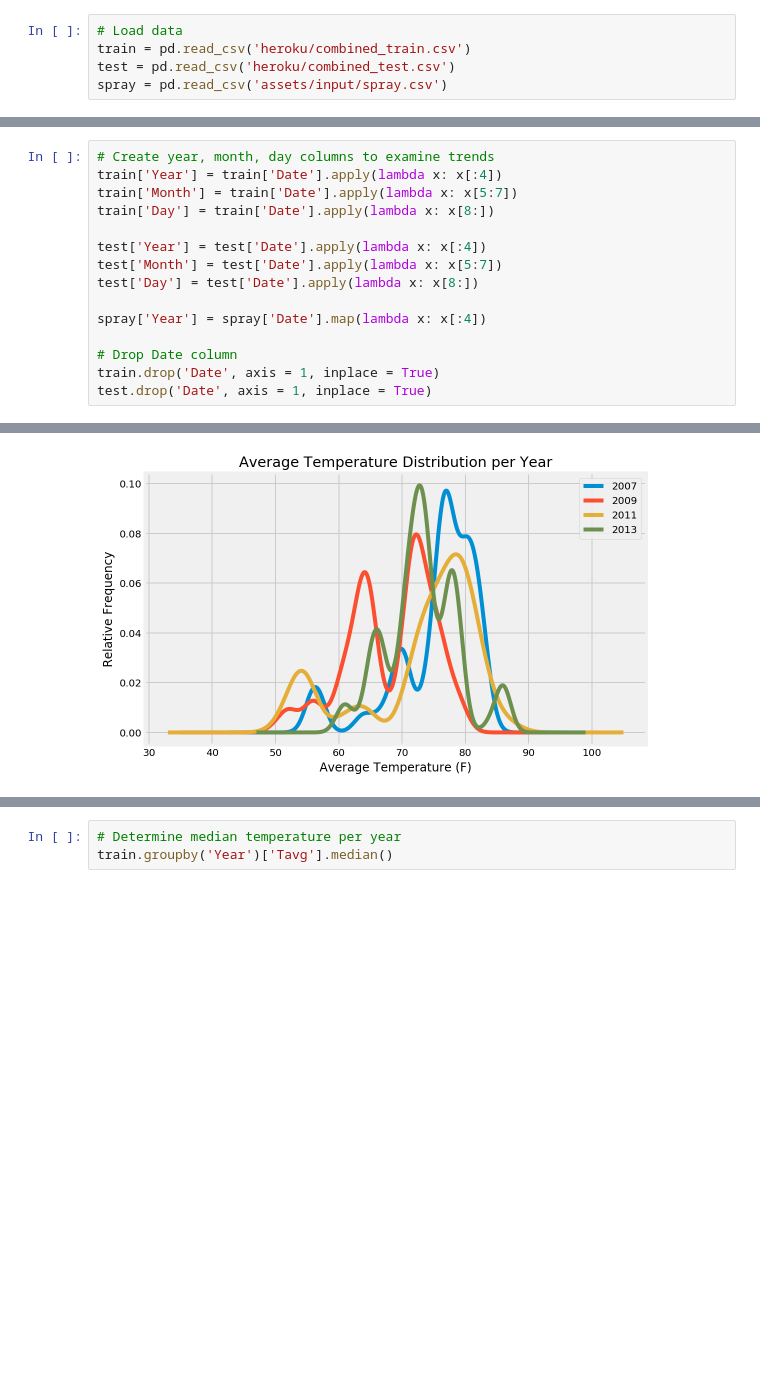
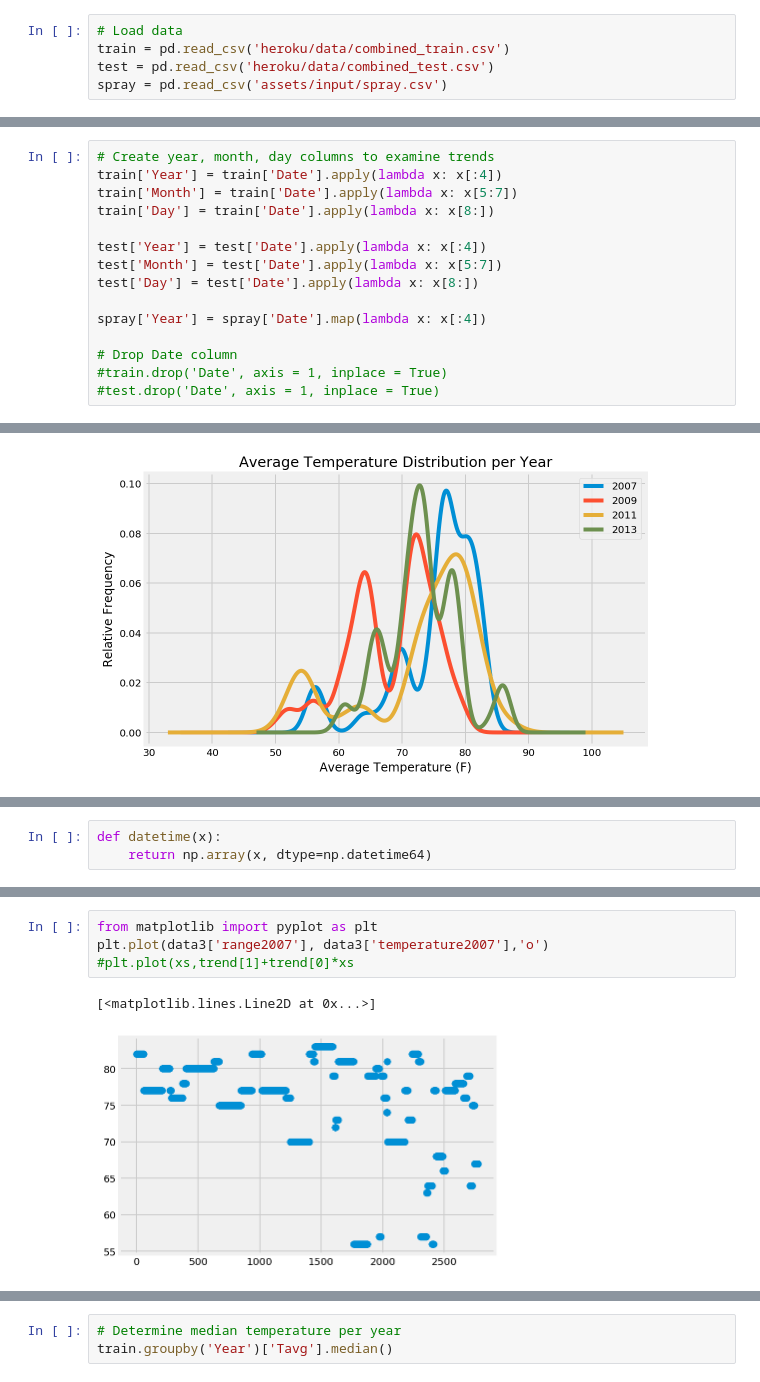
Before and after one commit to stedal/Westnile-Project, a Jupyter notebook: EDA.ipynb, the cells around one changed output, grey strips where cells are left out. Drawn from its saved outputs; the diff is of its cells as text; blank space fills up the shorter version.

```diff
--- a/EDA.ipynb
+++ b/EDA.ipynb
@@ -31,8 +32,8 @@ Loading BokehJS ...
 [interactive output not drawn]
 # %%
 # Load data
-train = pd.read_csv('heroku/combined_train.csv')
-test = pd.read_csv('heroku/combined_test.csv')
+train = pd.read_csv('heroku/data/combined_train.csv')
+test = pd.read_csv('heroku/data/combined_test.csv')
 spray = pd.read_csv('assets/input/spray.csv')
 # %% [markdown]
 #### Transform data
@@ -179,8 +201,8 @@ test['Day'] = test['Date'].apply(lambda x: x[8:])
 spray['Year'] = spray['Date'].map(lambda x: x[:4])
 
 # Drop Date column
-train.drop('Date', axis = 1, inplace = True)
-test.drop('Date', axis = 1, inplace = True)
+#train.drop('Date', axis = 1, inplace = True)
+#test.drop('Date', axis = 1, inplace = True)
 # %%
 # Average temperature distributions per year
 fig = plt.figure(figsize = (8,5))
@@ -193,0 +250,3 @@ plt.legend();
+# %%
+def datetime(x):
+    return np.array(x, dtype=np.datetime64)
@@ -193,0 +358,7 @@ plt.legend();
+# %%
+from matplotlib import pyplot as plt
+plt.plot(data3['range2007'], data3['temperature2007'],'o')
+#plt.plot(xs,trend[1]+trend[0]*xs
+# %% [output]
+[<matplotlib.lines.Line2D at 0x...>]
+[figure, added]
```
Also changed, not shown: parts of 21 cells of this notebook, 4 other files.
